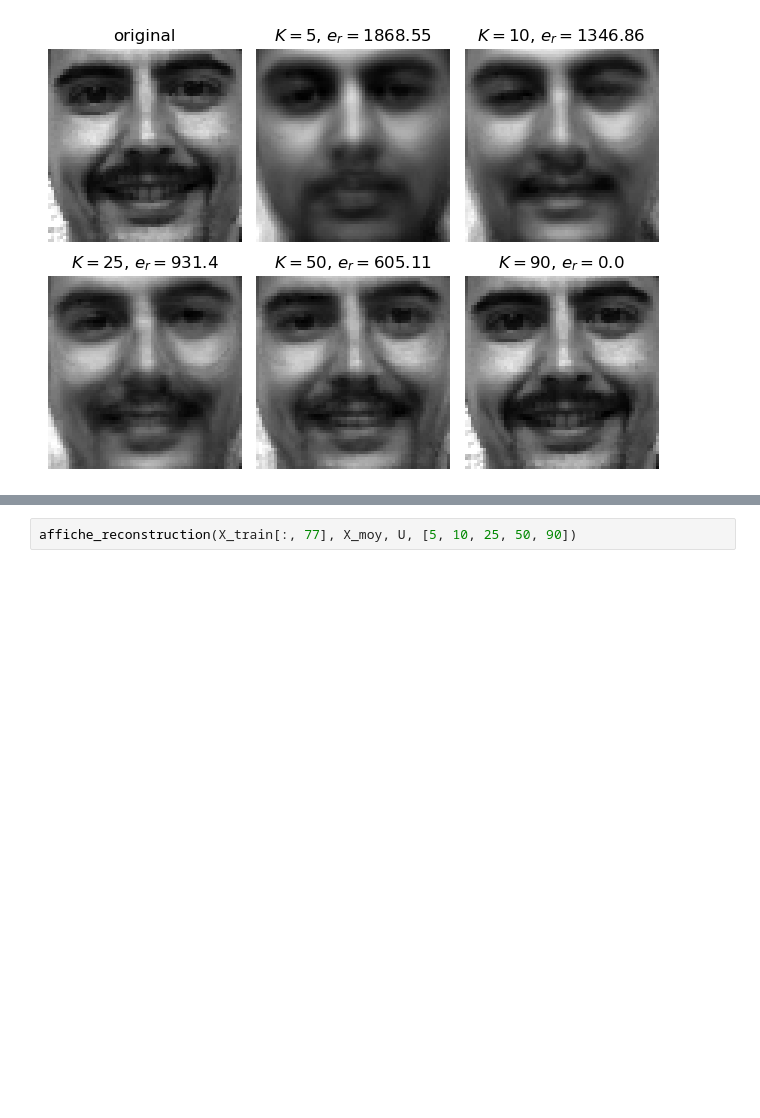
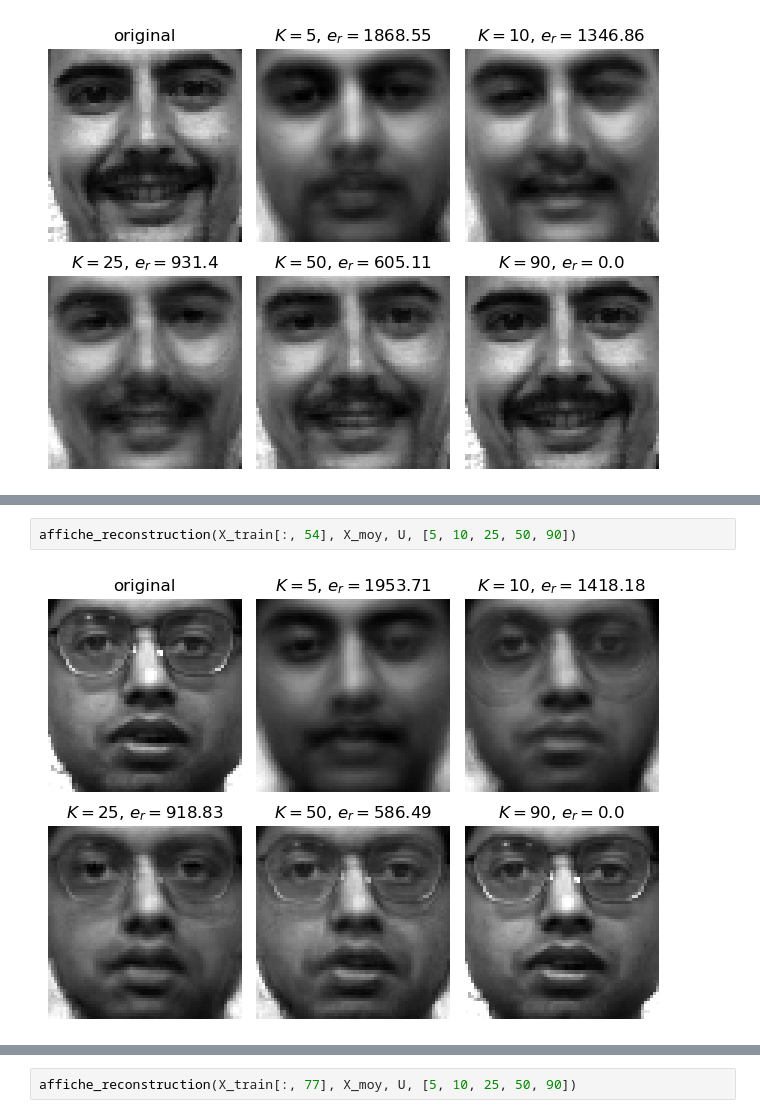
Before and after one commit to dataymeric/DAC, a Jupyter notebook: TME9-10/TME9-10.ipynb, the cells around one changed output, grey strips where cells are left out. Saved outputs shown, nothing was run; the diff lists cells and outputs as text; blank space fills up the shorter version.

```diff
--- a/TME9-10/TME9-10.ipynb
+++ b/TME9-10/TME9-10.ipynb
@@ -462,0 +475,4 @@ plt.close()
+# %%
+affiche_reconstruction(X_train[:, 54], X_moy, U, [5, 10, 25, 50, 90])
+# %% [output]
+[figure, added]
```
Also changed, not shown: parts of 50 cells of this notebook, 3 other files.
